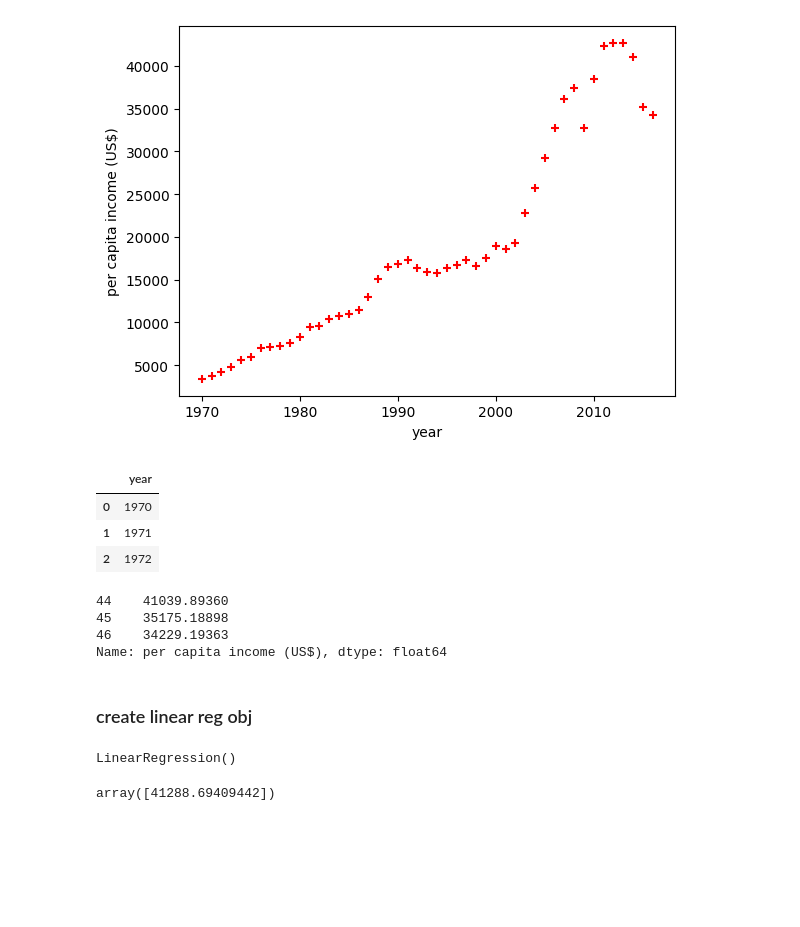
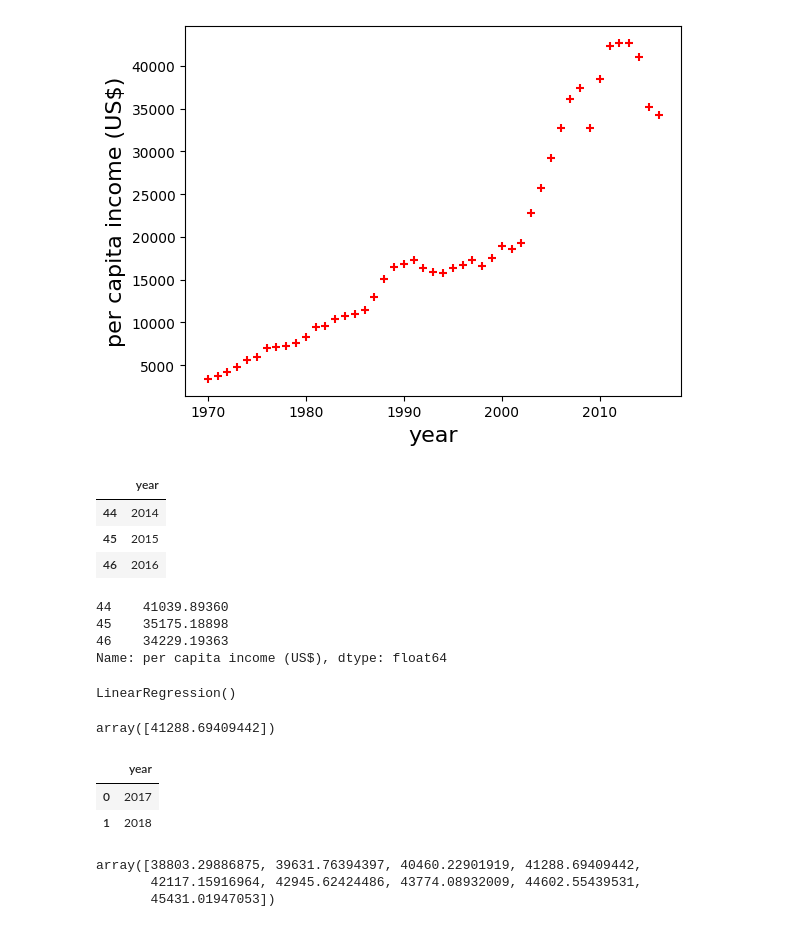
Before and after one commit to Saravanakm1/LinearReg01, a Jupyter notebook: Linear_model_CAN.ipynb, the cells around one changed output. Saved outputs shown, nothing was run; the diff lists cells and outputs as text; code cells hidden in the pictures; blank space fills up the shorter version.

```diff
--- a/Linear_model_CAN.ipynb
+++ b/Linear_model_CAN.ipynb
@@ -4,4 +4,4 @@ import numpy as np
 import matplotlib.pyplot as plt
 from sklearn import linear_model
 # %%
-d = pd.read_csv('canada_per_capita_income.csv')
+can_income_data = pd.read_csv('canada_per_capita_income.csv')
@@ -8,17 +17,17 @@ d = pd.read_csv('canada_per_capita_income.csv')
 # %%
 %matplotlib inline
-plt.xlabel('year')
-plt.ylabel('per capita income (US$)')
-plt.scatter(d['year'], d['per capita income (US$)'],color='red', marker = '+')
+plt.xlabel('year', fontsize=16)
+plt.ylabel('per capita income (US$)', fontsize=16)
+plt.scatter(can_income_data['year'],can_income_data['per capita income (US$)'], color='red', marker='+')
 plt.show()
 # %% [output]
-[figure, old version]
+[figure, new version]
 # %%
-new_y = d.drop(columns=['per capita income (US$)'])
-new_y.head(3)
+can_income_data_year = can_income_data.drop(columns=['per capita income (US$)'])
+can_income_data_year.tail(3)
 # %% [output]
 |  | year |
-| 0 | 1970 |
-| 1 | 1971 |
-| 2 | 1972 |
+| 44 | 2014 |
+| 45 | 2015 |
+| 46 | 2016 |
 # %%
@@ -29,14 +38,13 @@ income.tail(3)
 45    35175.18898
 46    34229.19363
 Name: per capita income (US$), dtype: float64
-# %% [markdown]
-### create linear reg obj
-# %%
-reg = linear_model.LinearRegression()
-reg.fit(new_y,income)
-# %% [output]
-LinearRegression()
-# %%
-reg.predict([[2020]])
-# %% [output]
-array([41288.69409442])
+# %%
+lin_reg = linear_model.LinearRegression()
+lin_reg.fit(can_income_data_year,can_income_data_income)
+# %% [output]
+LinearRegression()
+# %%
+prediction_input = pd.DataFrame([[2020]], columns=['year'])
+lin_reg.predict(prediction_input)
+# %% [output]
+array([41288.69409442])
@@ -42,0 +53,14 @@ array([41288.69409442])
+# %%
+new_year_can_income_data.head(2)
+# %% [output]
+|  | year |
+| 0 | 2017 |
+| 1 | 2018 |
+# %%
+new_year_can_income_data.columns = ['year']
+new_prediction = lin_reg.predict(new_year_can_income_data)
+new_prediction
+# %% [output]
+array([38803.29886875, 39631.76394397, 40460.22901919, 41288.69409442,
+       42117.15916964, 42945.62424486, 43774.08932009, 44602.55439531,
+       45431.01947053])
```
Also changed, not shown: parts of 6 cells of this notebook.
